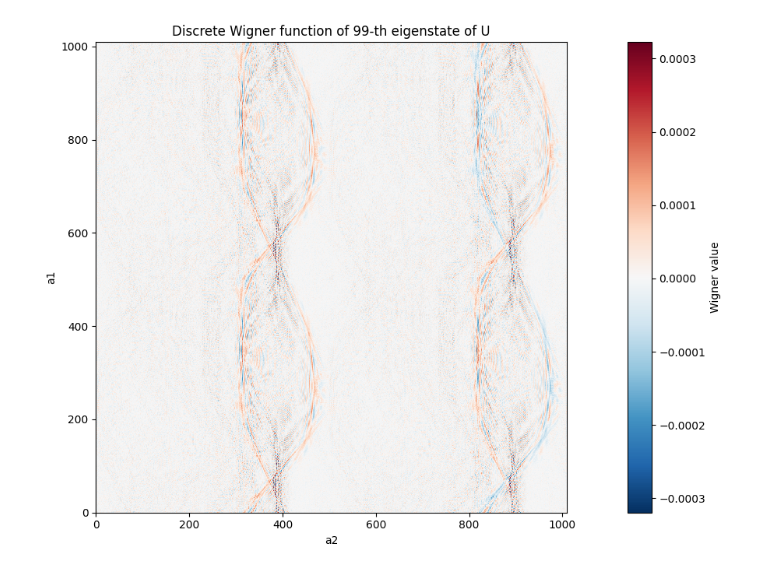
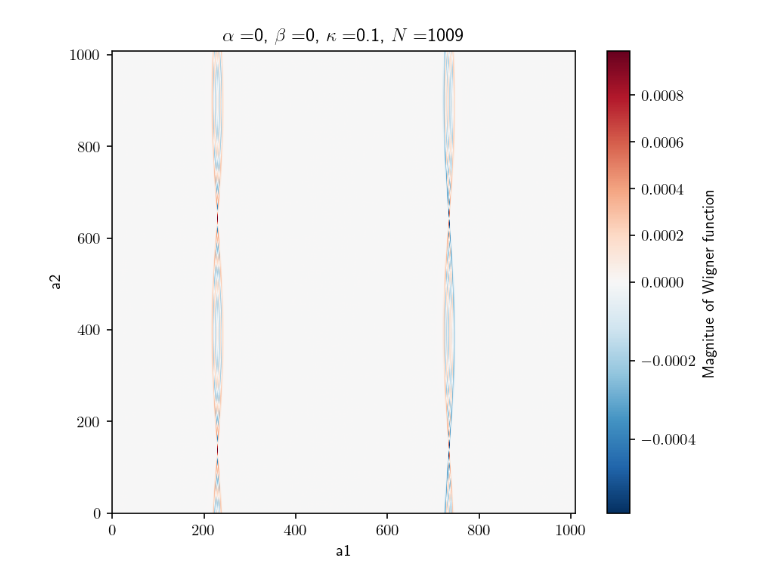
Before and after one commit to adimalz10/thesis-wigner-function, a Jupyter notebook: qkr_torus/floquet_operator_wf.ipynb, the cells around one changed output. Cells and saved outputs as stored; diff of their text form; code cells hidden in the pictures.

```diff
--- a/qkr_torus/floquet_operator_wf.ipynb
+++ b/qkr_torus/floquet_operator_wf.ipynb
@@ -2,37 +2,45 @@
 import numpy as np
 import matplotlib.pyplot as plt
 from diag_operator_build_wf import *
+import matplotlib.colors as colours
+
+plt.rcParams["text.usetex"] = True
+plt.rcParams["figure.dpi"] = 150
 # %%
 N = 1009 # dimensions of Hilbert space
-alpha = 0.5
-beta = 0.5
-K = 1 # kicking strength
+alpha = 0
+beta = 0
+K = 0.1 # kicking strength
 
 U = diagonalize_floquet_operator(N, alpha, beta, K)
 # %%
 # find the eigenvalues and eigenvectors of the floquet operator
 
 eigvals, eigvecs = np.linalg.eig(U)
 
-n = np.random.randint(0, N- 1) # choose a random eigenvector of the floquet operator to compute the wigner function of
+n = N-1 # choose a random eigenvector of the floquet operator to compute the wigner function of
 
 W_floquet_eigvec = wigner_function(eigvecs[:, n])
 
 # include a check to see if wigner function is computed correctly
 
 if np.isclose(np.sum(W_floquet_eigvec), 1):
     # plot the wigner function
 
-    plt.figure(figsize=(16,7))
-    plt.imshow(W_floquet_eigvec, cmap='RdBu_r', origin='lower', extent=[0, W_floquet_eigvec.shape[0], 0, W_floquet_eigvec.shape[1]],interpolation='nearest')
-    plt.colorbar(label='Wigner value')
-    plt.xlabel('a2')
-    plt.ylabel('a1')
-    plt.title(f'Discrete Wigner function of {n}-th eigenstate of U')
+    vmin = np.min(W_floquet_eigvec)
+    vmax = np.max(W_floquet_eigvec)
+
+    norm = colours.TwoSlopeNorm(vmin=vmin, vcenter=0, vmax=vmax)
+
+    plt.imshow(W_floquet_eigvec, cmap='RdBu_r', origin='lower', norm = norm,interpolation='nearest')
+    plt.colorbar(label='Magnitue of Wigner function')
+    plt.xlabel('a1')
+    plt.ylabel('a2')
     plt.tight_layout()
+    plt.title(r"$\alpha =$"+f"{alpha}, "+r"$\beta =$"+f"{beta}, "+r"$\kappa =$"+f"{K}, "+r"$N =$"+f"{N}")
     plt.show()
 
 else:
     print("Wigner function has not been computed properly")
 # %% [output]
-[figure, old version]
+[figure, new version]
```
Also changed, not shown: parts of 8 cells of this notebook.
